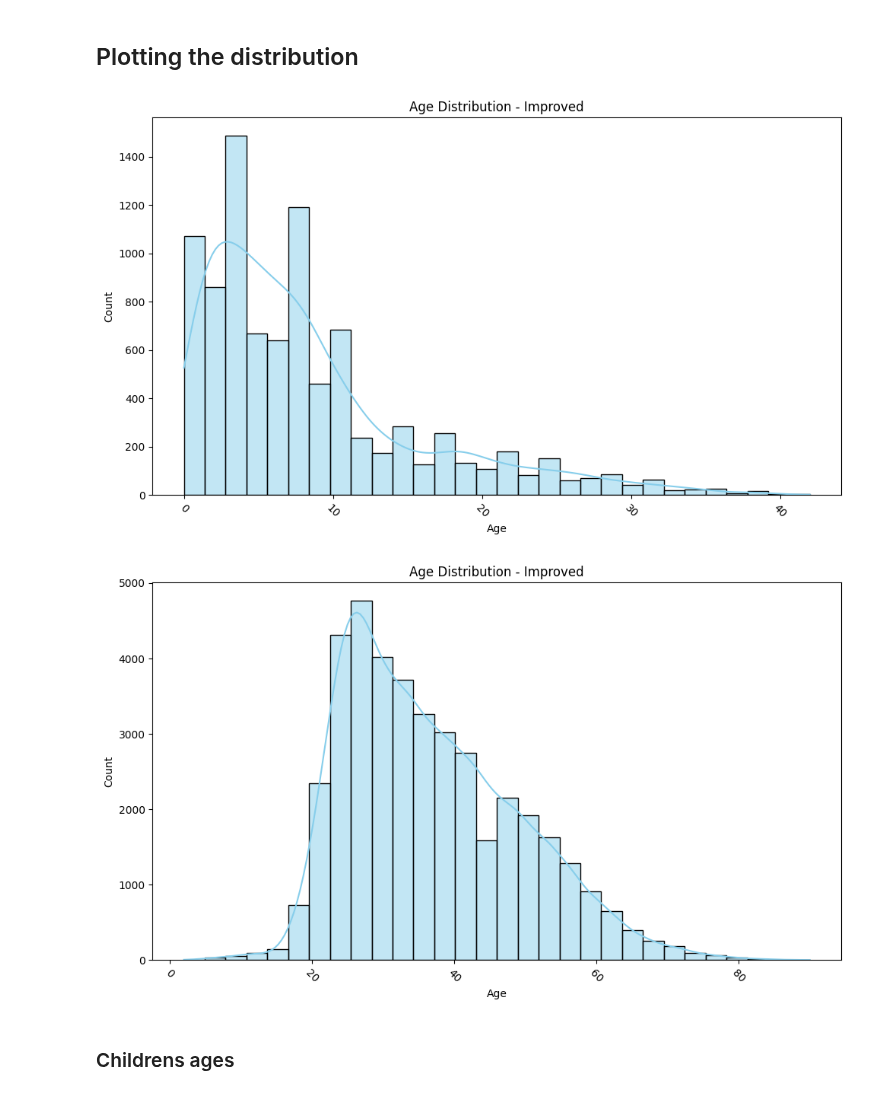
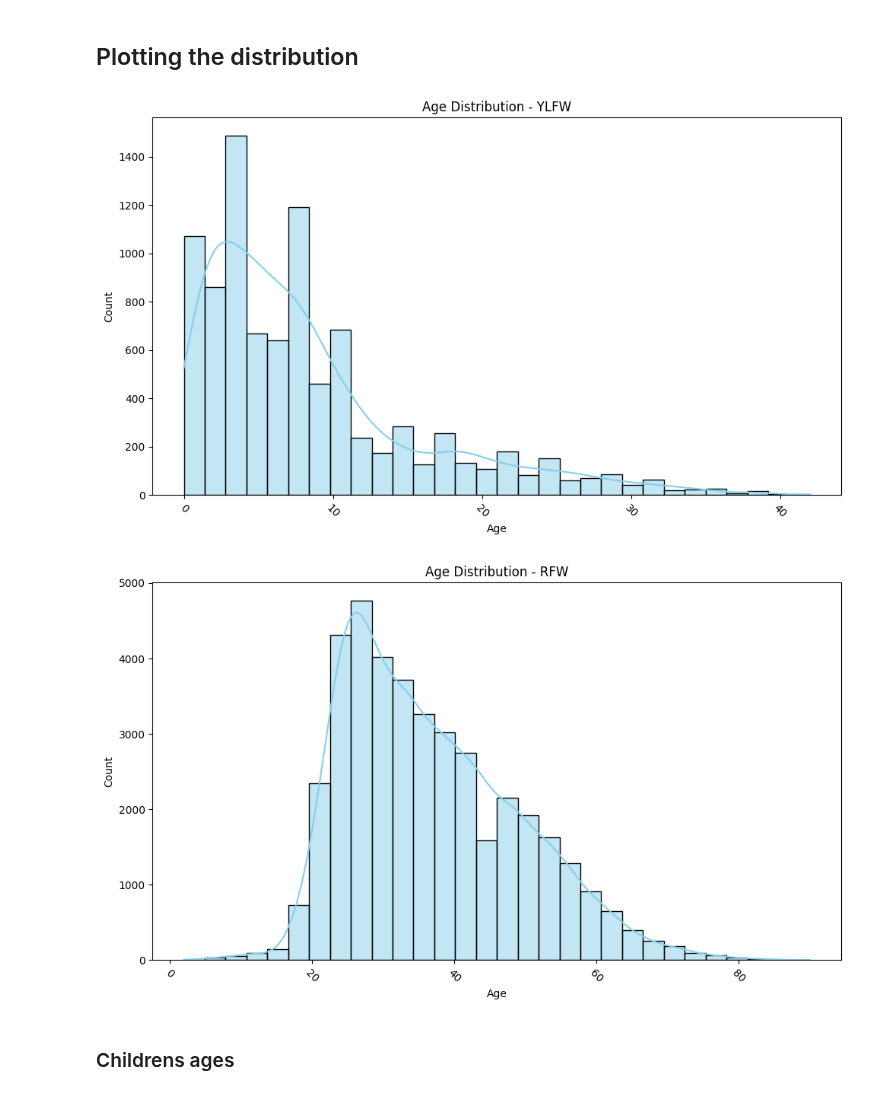
Before and after one commit to Kat-Gabi/Master_Thesis, a Jupyter notebook: notebooks/data_vis/age-estimation_stats.ipynb, the cells around one changed output. Drawn from its saved outputs; the diff is of its cells as text; code cells hidden in the pictures.

```diff
--- a/notebooks/data_vis/age-estimation_stats.ipynb
+++ b/notebooks/data_vis/age-estimation_stats.ipynb
@@ -73,7 +73,7 @@ df_RFW['Identity'].value_counts().mean()
 # %% [markdown]
 ## Plotting the distribution
 # %%
-def plot_demographic_distribution(df, column="Age", bins=30, color="skyblue", figsize=(10, 6)):
+def plot_demographic_distribution(df, title, column="Age", bins=30, color="skyblue", figsize=(10, 6)):
     """
     Plots an improved histogram with a kernel density estimate for the specified column.
 
@@ -90,7 +90,7 @@ def plot_demographic_distribution(df, column="Age", bins=30, color="skyblue", fi
     """
     plt.figure(figsize=figsize)  # Set figure size
     sns.histplot(data=df, x=column, bins=bins, color=color, kde=True)  # Histogram with KDE
-    plt.title(f"{column} Distribution - Improved")  # Dynamic title based on the column name
+    plt.title(f"{column} Distribution - {title}")  # Dynamic title based on the column name
     plt.xlabel(column)  # Label for the x-axis
     plt.ylabel("Count")  # Label for the y-axis
     plt.xticks(rotation=-45)  # Rotate x-axis labels
@@ -100,13 +100,13 @@ def plot_demographic_distribution(df, column="Age", bins=30, color="skyblue", fi
     plt.tight_layout()
     plt.show()
 # %%
-plot_demographic_distribution(df_YLFW, column="Age", bins=30, color="skyblue", figsize=(10, 6))
+plot_demographic_distribution(df_YLFW, 'YLFW', column="Age", bins=30, color="skyblue", figsize=(10, 6))
 # %% [output]
-[figure, old version]
+[figure, new version]
 # %%
-plot_demographic_distribution(df_RFW, column="Age", bins=30, color="skyblue", figsize=(10, 6))
+plot_demographic_distribution(df_RFW,'RFW', column="Age", bins=30, color="skyblue", figsize=(10, 6))
 # %% [output]
-[figure, old version]
+[figure, new version]
 # %% [markdown]
 ### Childrens ages
 # %%
```
Also changed, not shown: parts of 17 cells of this notebook.
